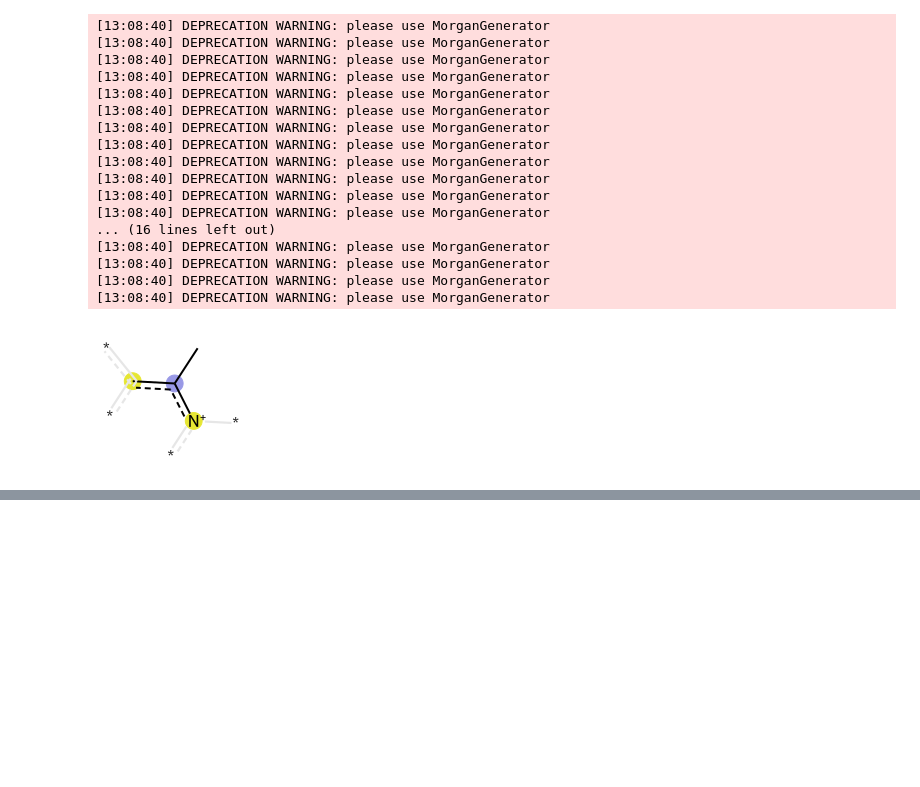
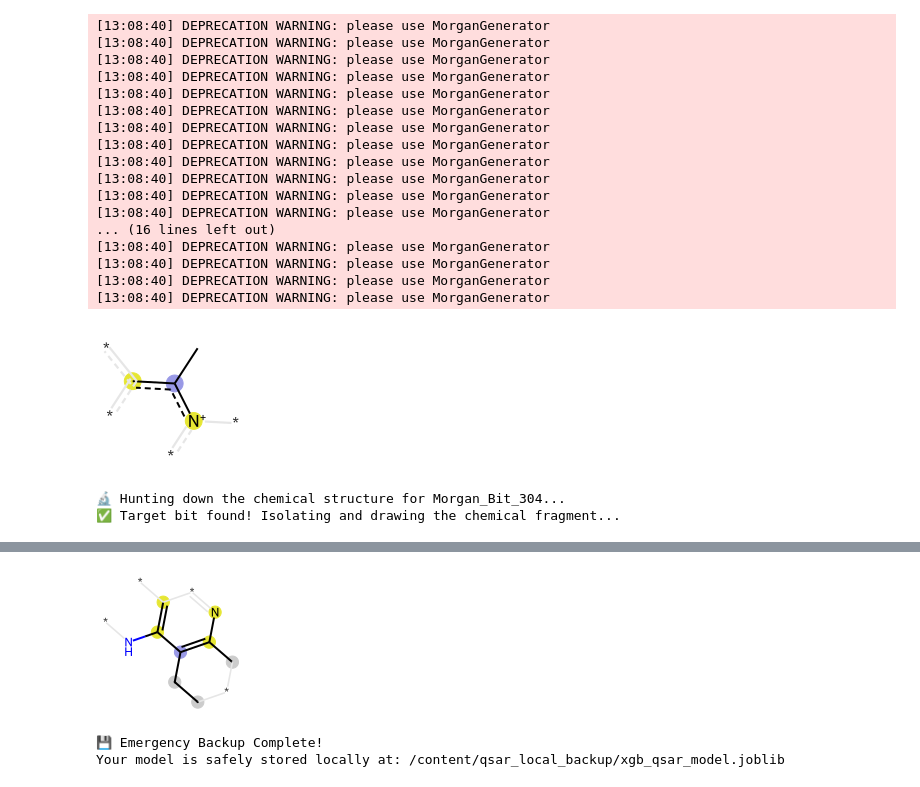
Before and after one commit to eesa3372/Cheminformatics-Learning, a Jupyter notebook: CheminformaticsLearning.ipynb, the cells around one changed output, grey strips where cells are left out. Saved outputs shown, nothing was run; the diff lists cells and outputs as text; code cells hidden in the pictures; blank space fills up the shorter version.

```diff
--- a/CheminformaticsLearning.ipynb
+++ b/CheminformaticsLearning.ipynb
@@ -1387,3 +1387,32 @@ else:
 [13:08:40] DEPRECATION WARNING: please use MorganGenerator
 [13:08:40] DEPRECATION WARNING: please use MorganGenerator
 [figure]
+# %%
+from rdkit.Chem import AllChem
+from rdkit.Chem import Draw
+
+print(f"🔬 Hunting down the chemical structure for Morgan_Bit_304...")
+
+target_bit = 304
+found_mol = None
+bit_info = {}
+
+# Scan the training set to find a molecule containing this exact bit
+for mol in train_df['Mol_Object']:
+    if mol:
+        # We recalculate the fingerprint here to capture the specific bit mapping dictionary
+        fp = AllChem.GetMorganFingerprintAsBitVect(mol, radius=2, nBits=1024, bitInfo=bit_info)
+        if target_bit in bit_info:
+            found_mol = mol
+            break
+
+if found_mol:
+    print(f"✅ Target bit found! Isolating and drawing the chemical fragment...")
+    # Draw exactly the atoms and radius that make up Bit 304
+    img = Draw.DrawMorganBit(found_mol, target_bit, bit_info)
+    display(img)
+else:
+    print("Could not find this bit in the current dataset slice.")
+# %% [output]
+🔬 Hunting down the chemical structure for Morgan_Bit_304...
+✅ Target bit found! Isolating and drawing the chemical fragment...
@@ -1389,0 +1436,22 @@ else:
+[figure, added]
+# %%
+import joblib
+import os
+
+# Define a local folder inside the active Colab instance
+local_save_dir = '/content/qsar_local_backup'
+if not os.path.exists(local_save_dir):
+    os.makedirs(local_save_dir)
+
+# Dump the model and data locally
+local_model_path = os.path.join(local_save_dir, 'xgb_qsar_model.joblib')
+joblib.dump(xgb_model, local_model_path)
+
+train_df.to_csv(os.path.join(local_save_dir, 'train_data.csv'), index=False)
+test_df.to_csv(os.path.join(local_save_dir, 'test_data.csv'), index=False)
+
+print("💾 Emergency Backup Complete!")
+print(f"Your model is safely stored locally at: {local_model_path}")
+# %% [output]
+💾 Emergency Backup Complete!
+Your model is safely stored locally at: /content/qsar_local_backup/xgb_qsar_model.joblib
```
Also changed, not shown: parts of 7 cells of this notebook.
